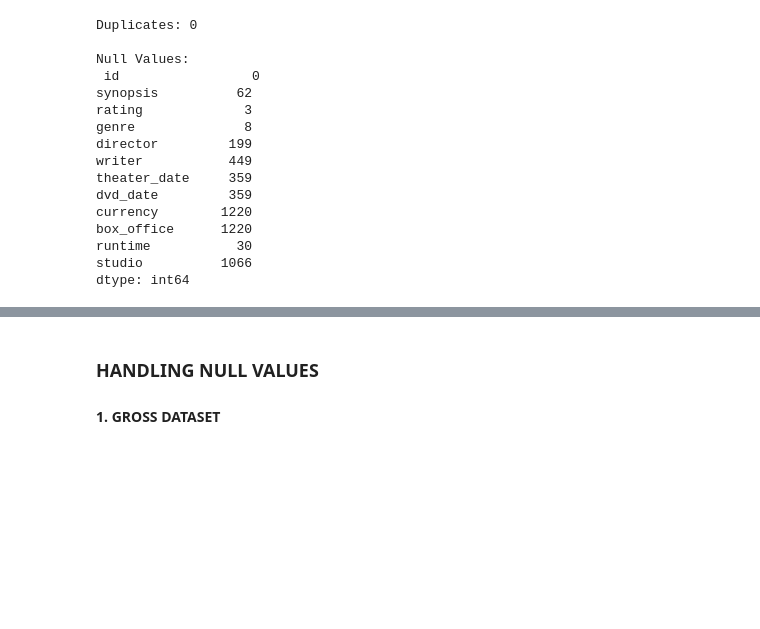
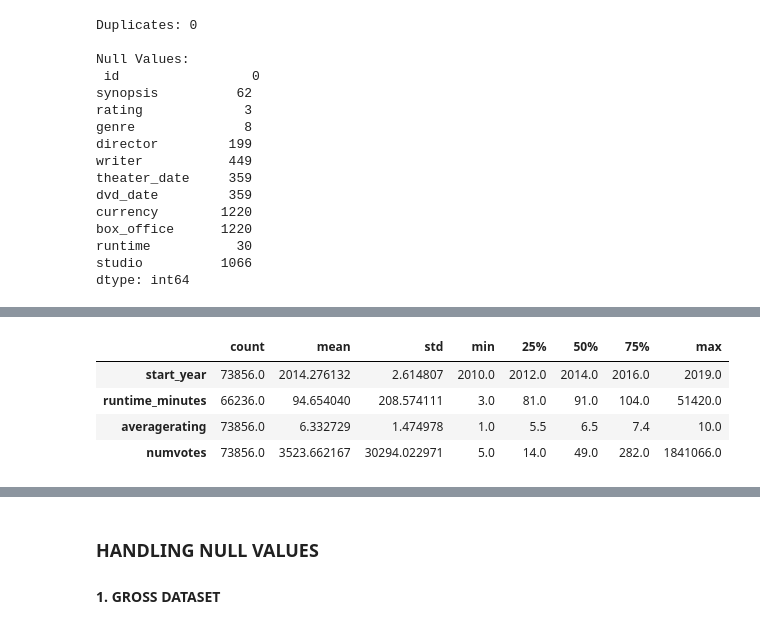
Before and after one commit to Vain-Guy/Data-s-Cut, a Jupyter notebook: notebooks/exploratory.ipynb, the cells around one changed output, grey strips where cells are left out. Drawn from its saved outputs; the diff is of its cells as text; code cells hidden in the pictures; blank space fills up the shorter version.

```diff
--- a/notebooks/exploratory.ipynb
+++ b/notebooks/exploratory.ipynb
@@ -360,0 +612,9 @@ dtype: int64
+# %%
+# Get basic statistical information for numeric columns
+movies_df.describe().T
+# %% [output]
+|  | count | mean | std | min | 25% | 50% | 75% | max |
+| start_year | 73856.0 | 2014.276132 | 2.614807 | 2010.0 | 2012.0 | 2014.0 | 2016.0 | 2019.0 |
+| runtime_minutes | 66236.0 | 94.654040 | 208.574111 | 3.0 | 81.0 | 91.0 | 104.0 | 51420.0 |
+| averagerating | 73856.0 | 6.332729 | 1.474978 | 1.0 | 5.5 | 6.5 | 7.4 | 10.0 |
+| numvotes | 73856.0 | 3523.662167 | 30294.022971 | 5.0 | 14.0 | 49.0 | 282.0 | 1841066.0 |
```
Also changed, not shown: parts of 85 cells of this notebook.
